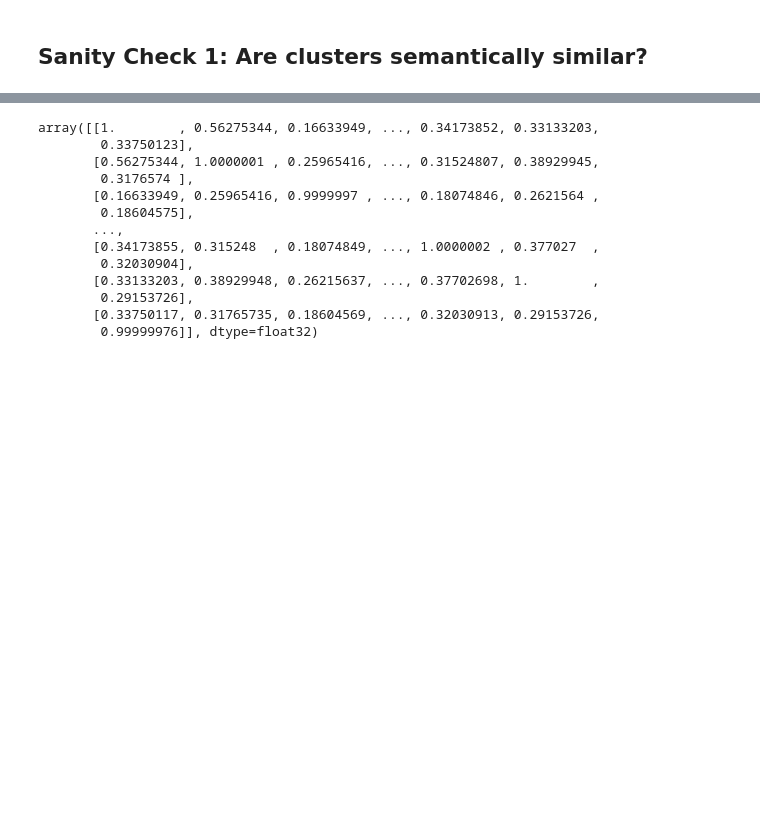
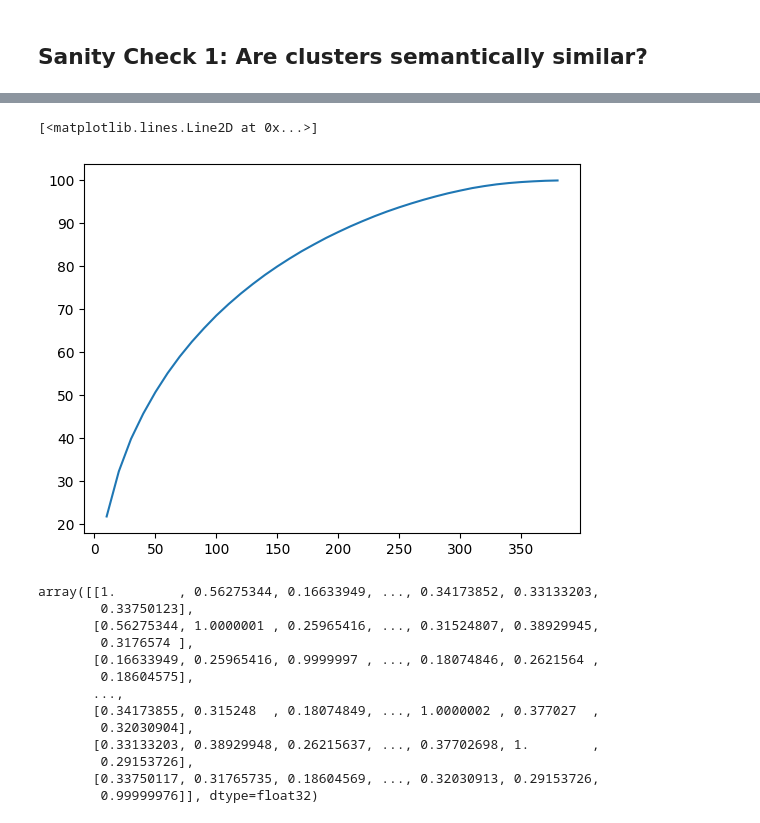
Before and after one commit to ta269uec/semantic-search, a Jupyter notebook: k_means_sentence_embeddings.ipynb, the cells around one changed output, grey strips where cells are left out. Drawn from its saved outputs; the diff is of its cells as text; code cells hidden in the pictures; blank space fills up the shorter version.

```diff
--- a/k_means_sentence_embeddings.ipynb
+++ b/k_means_sentence_embeddings.ipynb
@@ -85,3 +85,11 @@ clusters = [len(clustered_pos_embeddings[i]) for i in range(len(clustered_pos_em
 # %%
 import torch
 X = torch.stack(clustered_pos_embeddings[0])
+# %%
+import pickle
+import os
+
+with open(os.path.join(OUT_DATA_LOCATION, "sst2/sst2_train_pos_embeddings.pkl"), "rb") as fd:
+  sst2_pos_embedding = pickle.load(fd)
+# %%
+np_arr = sst2_pos_embedding.detach().cpu().numpy()
@@ -87,0 +98,7 @@ X = torch.stack(clustered_pos_embeddings[0])
+# %%
+explained_variance = []
+for n_components in range(10,384, 10):
+  print(n_components)
+  pca = PCA(n_components=n_components)
+  pca.fit(np_arr)
+  explained_variance.append((n_components, sum(pca.explained_variance_ratio_)))
@@ -88,3 +143,13 @@ X = torch.stack(clustered_pos_embeddings[0])
+# %%
+import numpy as np
+import matplotlib.pyplot as plt
+
+x, y = [a for a,b in explained_variance], [round(b*100,2) for a,b in explained_variance]
+fig, ax = plt.subplots()
+ax.plot(x, y)
+# %% [output]
+[<matplotlib.lines.Line2D at 0x...>]
+[figure, added]
 # %%
 from sentence_transformers import util
 
```
Also changed, not shown: parts of 4 cells of this notebook.
